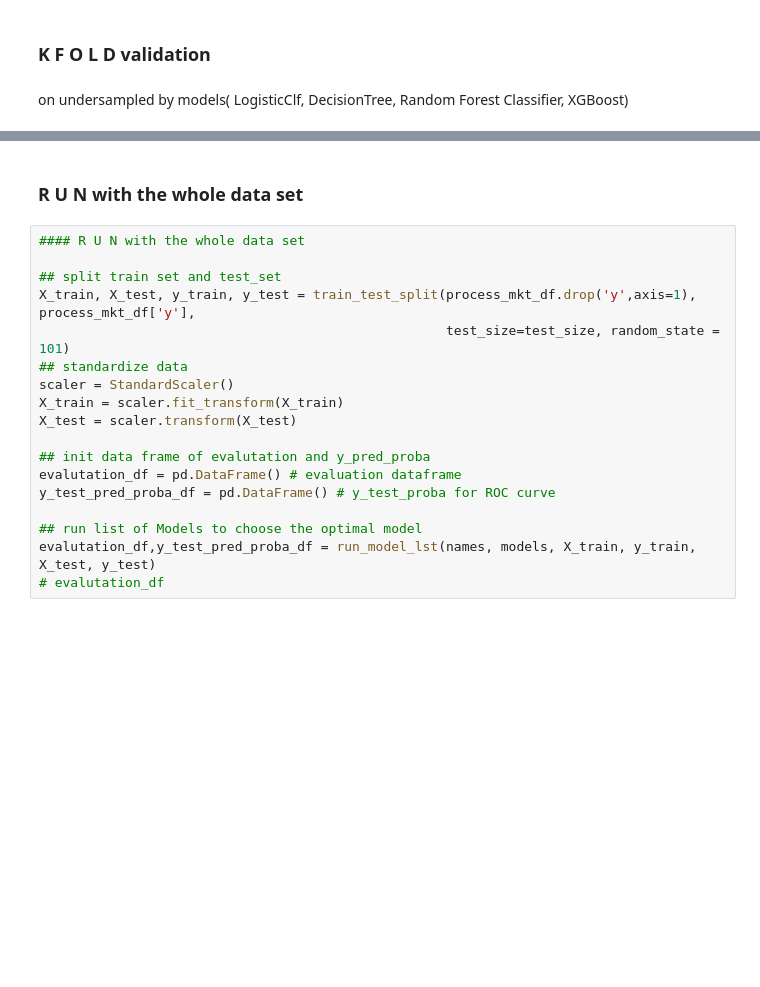
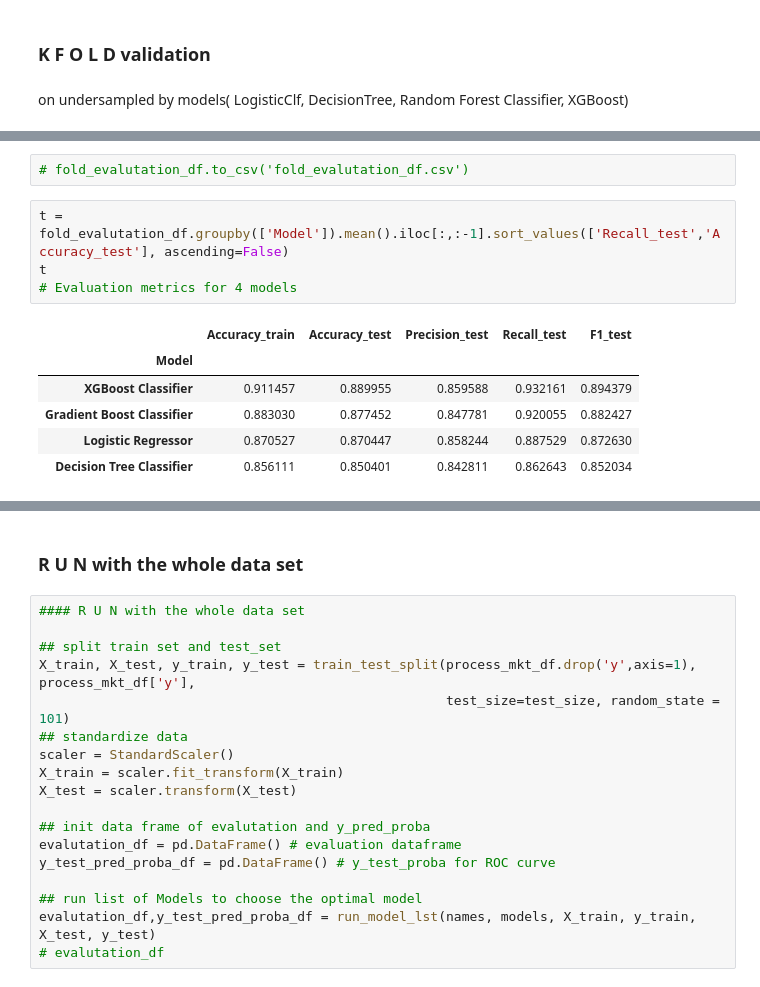
Before and after one commit to ngttnguyen/my-atom-fair, a Jupyter notebook: Nguyen_Bank_Marketing_kFold.ipynb, the cells around one changed output, grey strips where cells are left out. Cells and saved outputs as stored; diff of their text form; blank space fills up the shorter version.

```diff
--- a/Nguyen_Bank_Marketing_kFold.ipynb
+++ b/Nguyen_Bank_Marketing_kFold.ipynb
@@ -365,0 +403,13 @@ for train_ids, val_ids in kfold.split(X, y):
+# %%
+# fold_evalutation_df.to_csv('fold_evalutation_df.csv')
+# %%
+t = fold_evalutation_df.groupby(['Model']).mean().iloc[:,:-1].sort_values(['Recall_test','Accuracy_test'], ascending=False)
+t
+# Evaluation metrics for 4 models
+# %% [output]
+|  | Accuracy_train | Accuracy_test | Precision_test | Recall_test | F1_test |
+| Model |  |  |  |  |  |
+| XGBoost Classifier | 0.911457 | 0.889955 | 0.859588 | 0.932161 | 0.894379 |
+| Gradient Boost Classifier | 0.883030 | 0.877452 | 0.847781 | 0.920055 | 0.882427 |
+| Logistic Regressor | 0.870527 | 0.870447 | 0.858244 | 0.887529 | 0.872630 |
+| Decision Tree Classifier | 0.856111 | 0.850401 | 0.842811 | 0.862643 | 0.852034 |
```
Also changed, not shown: parts of 16 cells of this notebook, 8 other files.
